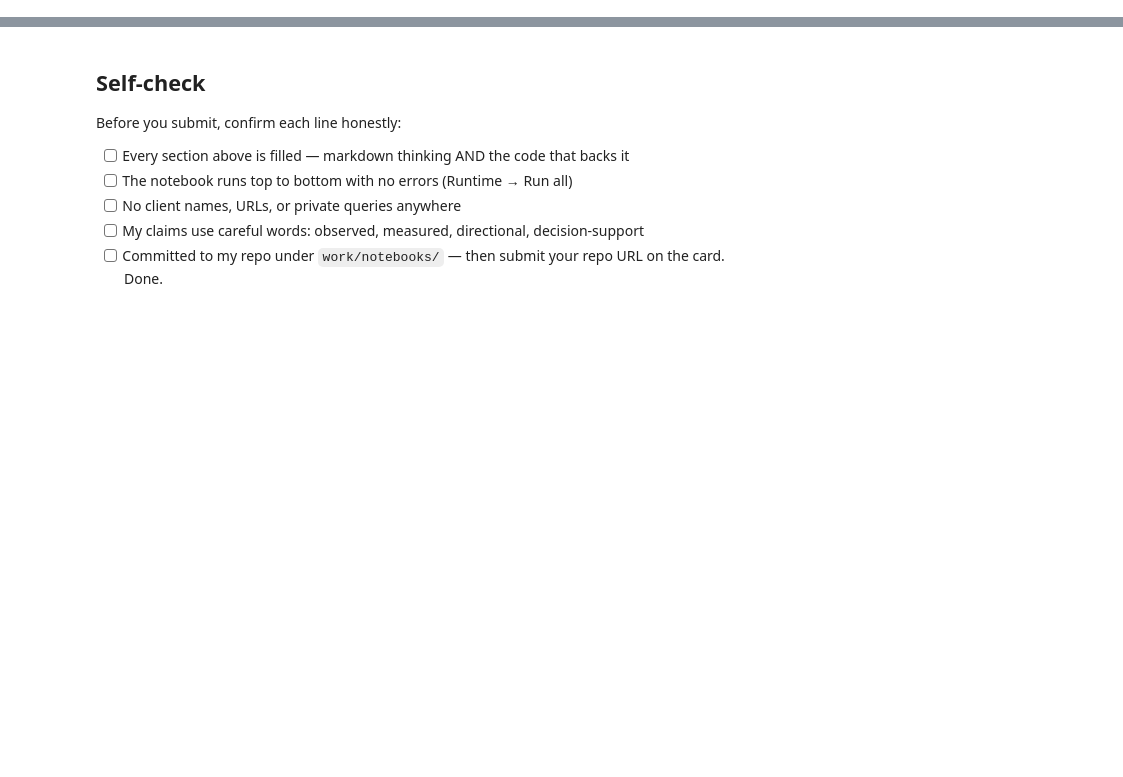
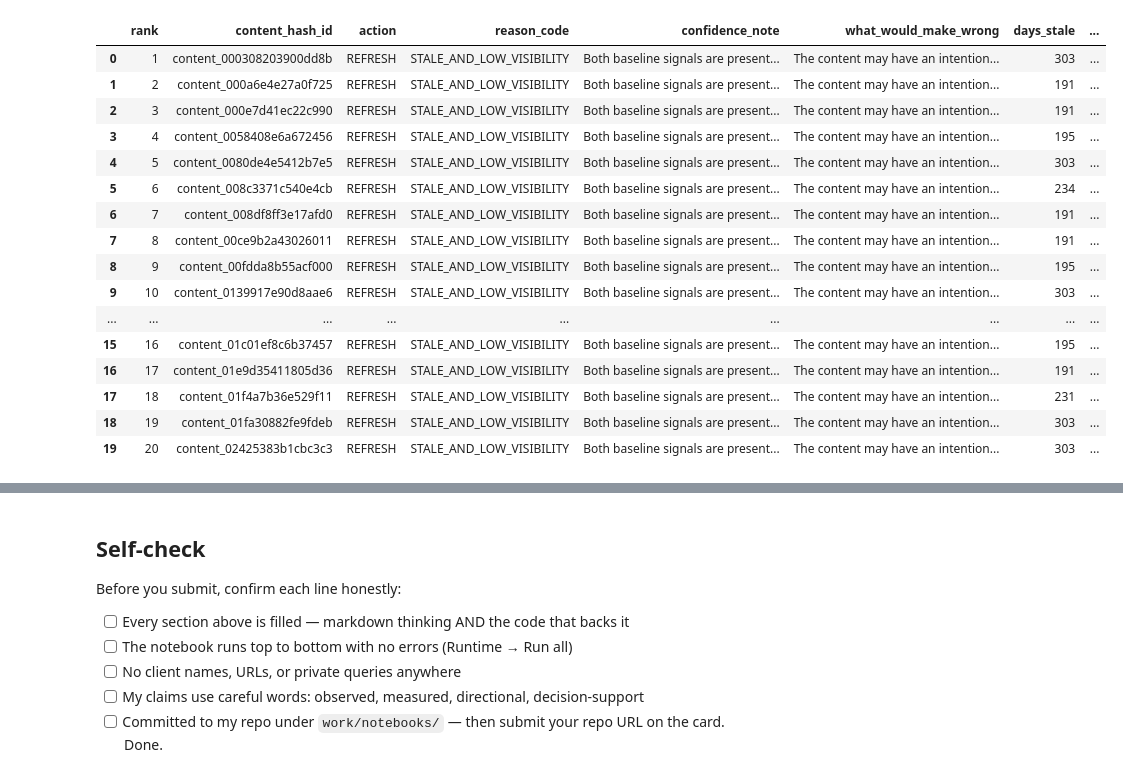
Before and after one commit to nandhanamj/flyrank_ml, a Jupyter notebook: work/notebooks/w04_baseline_score.ipynb, the cells around one changed output, grey strips where cells are left out. Drawn from its saved outputs; the diff is of its cells as text; code cells hidden in the pictures; blank space fills up the shorter version.

Commit message:
Complete ML-07 baseline action score and top-20 review

```diff
--- a/work/notebooks/w04_baseline_score.ipynb
+++ b/work/notebooks/w04_baseline_score.ipynb
@@ -36,0 +64,15 @@ This skeleton is yours to fill. Work the sections **in order** — each one has
+# %%
+# Inspect the content dimension schema for a real staleness/update signal
+
+DIM_CONTENT = (
+    "read_parquet("
+    "'hf://datasets/FlyRank/internship-warehouse/"
+    "dim_content.parquet'"
+    ")"
+)
+
+print(con.execute(f"""
+    DESCRIBE SELECT *
+    FROM {DIM_CONTENT}
+    LIMIT 1
+""").df().to_string(index=False))
@@ -36,0 +371,50 @@ This skeleton is yours to fill. Work the sections **in order** — each one has
+# %%
+# Review the top 20 ranked items
+
+top20_review = queue.head(20).copy()
+
+top20_review["confidence_note"] = (
+    "Both baseline signals are present, but zero observed search activity "
+    "can also reflect low demand or other causes."
+)
+
+top20_review["what_would_make_wrong"] = (
+    "The content may have an intentional low-visibility role, "
+    "recent changes may not yet be reflected, or the observed March "
+    "signals may not indicate that a refresh would help."
+)
+
+top20_review = top20_review[
+    [
+        "rank",
+        "content_hash_id",
+        "action",
+        "reason_code",
+        "confidence_note",
+        "what_would_make_wrong",
+        "days_stale",
+        "march_impressions",
+        "march_clicks",
+        "score",
+    ]
+]
+
+display(top20_review)
+# %% [output]
+|  | rank | content_hash_id | action | reason_code | confidence_note | what_would_make_wrong | days_stale | ... |
+| 0 | 1 | content_000308203900dd8b | REFRESH | STALE_AND_LOW_VISIBILITY | Both baseline signals are present... | The content may have an intention... | 303 | ... |
+| 1 | 2 | content_000a6e4e27a0f725 | REFRESH | STALE_AND_LOW_VISIBILITY | Both baseline signals are present... | The content may have an intention... | 191 | ... |
+| 2 | 3 | content_000e7d41ec22c990 | REFRESH | STALE_AND_LOW_VISIBILITY | Both baseline signals are present... | The content may have an intention... | 191 | ... |
+| 3 | 4 | content_0058408e6a672456 | REFRESH | STALE_AND_LOW_VISIBILITY | Both baseline signals are present... | The content may have an intention... | 195 | ... |
+| 4 | 5 | content_0080de4e5412b7e5 | REFRESH | STALE_AND_LOW_VISIBILITY | Both baseline signals are present... | The content may have an intention... | 303 | ... |
+| 5 | 6 | content_008c3371c540e4cb | REFRESH | STALE_AND_LOW_VISIBILITY | Both baseline signals are present... | The content may have an intention... | 234 | ... |
+| 6 | 7 | content_008df8ff3e17afd0 | REFRESH | STALE_AND_LOW_VISIBILITY | Both baseline signals are present... | The content may have an intention... | 191 | ... |
+| 7 | 8 | content_00ce9b2a43026011 | REFRESH | STALE_AND_LOW_VISIBILITY | Both baseline signals are present... | The content may have an intention... | 191 | ... |
+| 8 | 9 | content_00fdda8b55acf000 | REFRESH | STALE_AND_LOW_VISIBILITY | Both baseline signals are present... | The content may have an intention... | 195 | ... |
+| 9 | 10 | content_0139917e90d8aae6 | REFRESH | STALE_AND_LOW_VISIBILITY | Both baseline signals are present... | The content may have an intention... | 303 | ... |
+| ... | ... | ... | ... | ... | ... | ... | ... | ... |
+| 15 | 16 | content_01c01ef8c6b37457 | REFRESH | STALE_AND_LOW_VISIBILITY | Both baseline signals are present... | The content may have an intention... | 195 | ... |
+| 16 | 17 | content_01e9d35411805d36 | REFRESH | STALE_AND_LOW_VISIBILITY | Both baseline signals are present... | The content may have an intention... | 191 | ... |
+| 17 | 18 | content_01f4a7b36e529f11 | REFRESH | STALE_AND_LOW_VISIBILITY | Both baseline signals are present... | The content may have an intention... | 231 | ... |
+| 18 | 19 | content_01fa30882fe9fdeb | REFRESH | STALE_AND_LOW_VISIBILITY | Both baseline signals are present... | The content may have an intention... | 303 | ... |
+| 19 | 20 | content_02425383b1cbc3c3 | REFRESH | STALE_AND_LOW_VISIBILITY | Both baseline signals are present... | The content may have an intention... | 303 | ... |
```
Also changed, not shown: parts of 26 cells of this notebook.
